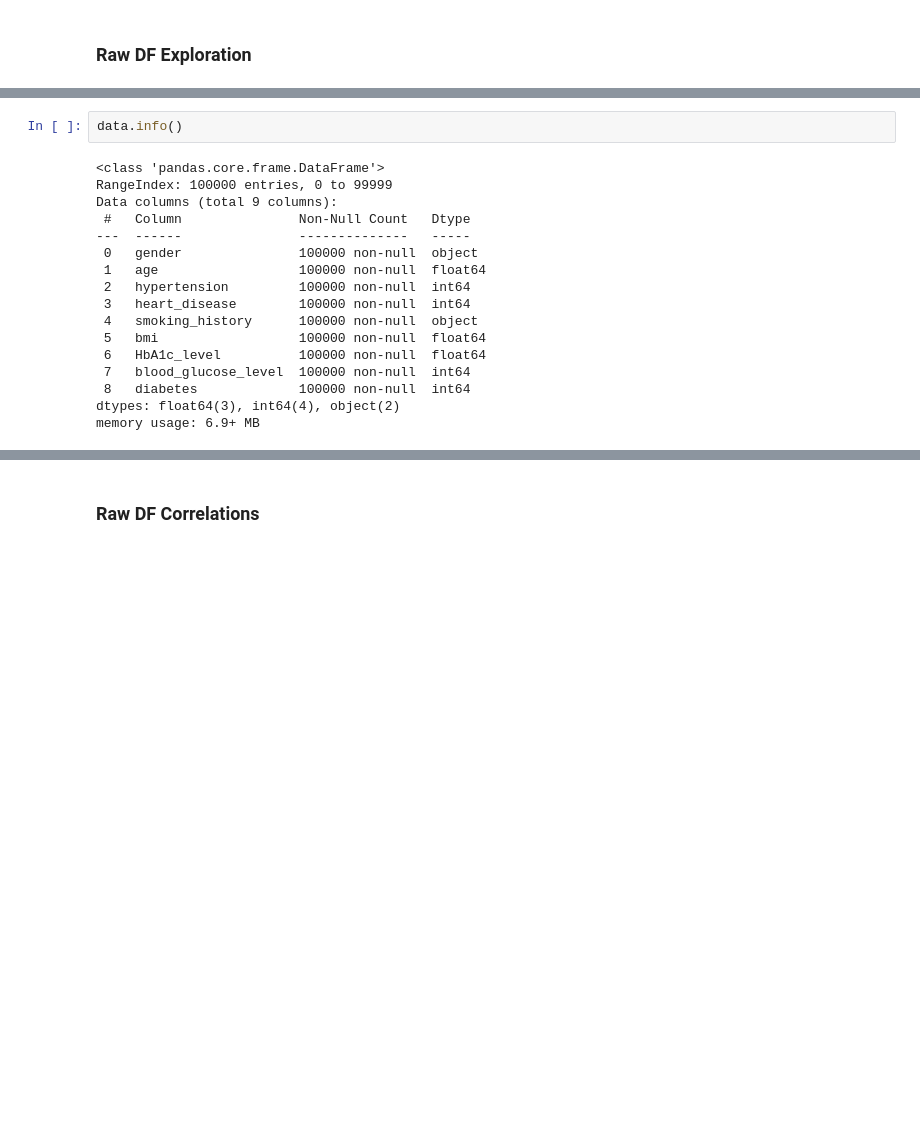
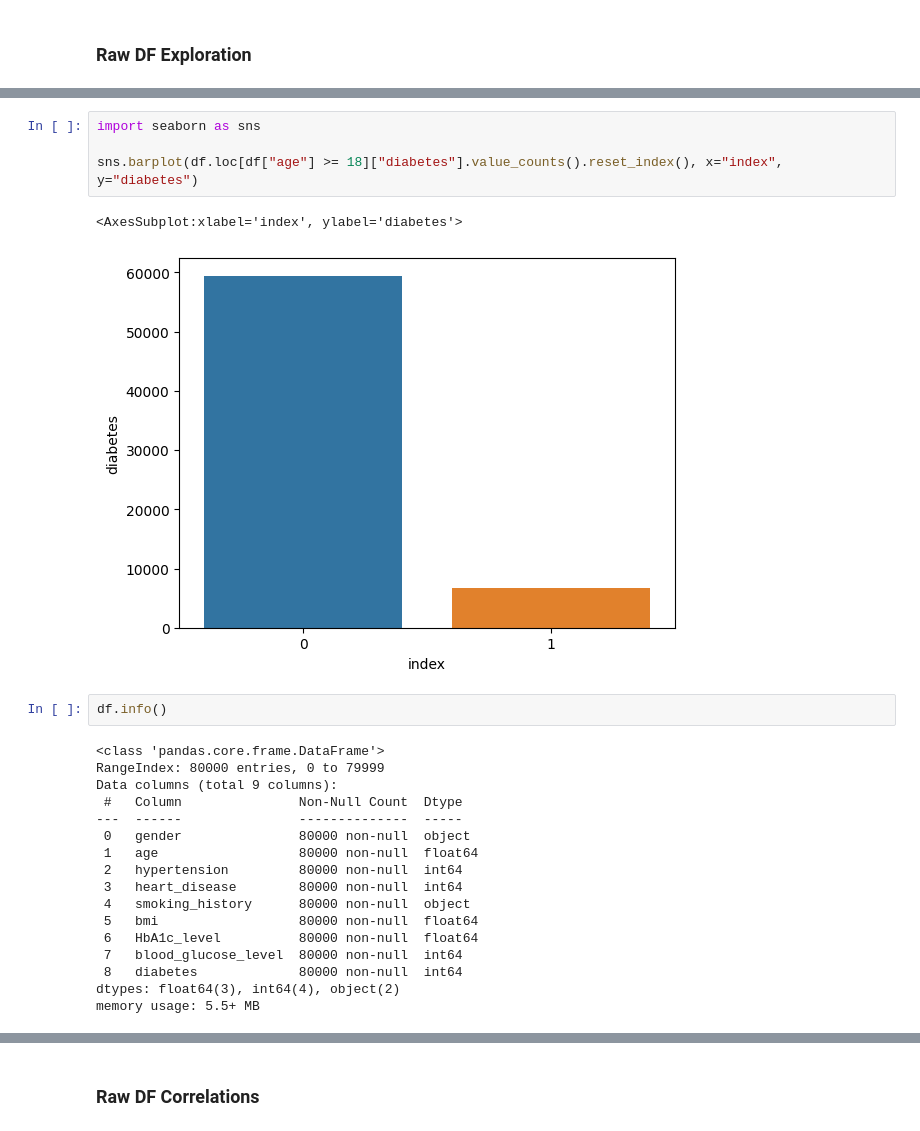
Before and after one commit to leslie-zi-pan/diabetes-prediction, a Jupyter notebook: notebooks/2.0-lp-exploratory-data-analysis.ipynb, the cells around one changed output, grey strips where cells are left out. Saved outputs shown, nothing was run; the diff lists cells and outputs as text; blank space fills up the shorter version.

```diff
--- a/notebooks/2.0-lp-exploratory-data-analysis.ipynb
+++ b/notebooks/2.0-lp-exploratory-data-analysis.ipynb
@@ -56,20 +87,27 @@ data.describe().transpose()
+# %%
+import seaborn as sns
+
+sns.barplot(df.loc[df["age"] >= 18]["diabetes"].value_counts().reset_index(), x="index", y="diabetes")
+# %% [output]
+<AxesSubplot:xlabel='index', ylabel='diabetes'>
+[figure, added]
 # %%
-data.info()
+df.info()
 # %% [output]
 <class 'pandas.core.frame.DataFrame'>
-RangeIndex: 100000 entries, 0 to 99999
+RangeIndex: 80000 entries, 0 to 79999
 Data columns (total 9 columns):
- #   Column               Non-Null Count   Dtype
----  ------               --------------   -----
- 0   gender               100000 non-null  object
- 1   age                  100000 non-null  float64
- 2   hypertension         100000 non-null  int64
- 3   heart_disease        100000 non-null  int64
- 4   smoking_history      100000 non-null  object
- 5   bmi                  100000 non-null  float64
- 6   HbA1c_level          100000 non-null  float64
- 7   blood_glucose_level  100000 non-null  int64
- 8   diabetes             100000 non-null  int64
+ #   Column               Non-Null Count  Dtype
+---  ------               --------------  -----
+ 0   gender               80000 non-null  object
+ 1   age                  80000 non-null  float64
+ 2   hypertension         80000 non-null  int64
+ 3   heart_disease        80000 non-null  int64
+ 4   smoking_history      80000 non-null  object
+ 5   bmi                  80000 non-null  float64
+ 6   HbA1c_level          80000 non-null  float64
+ 7   blood_glucose_level  80000 non-null  int64
+ 8   diabetes             80000 non-null  int64
 dtypes: float64(3), int64(4), object(2)
-memory usage: 6.9+ MB
+memory usage: 5.5+ MB
 # %%
```
Also changed, not shown: parts of 53 cells of this notebook, 3 other files.
